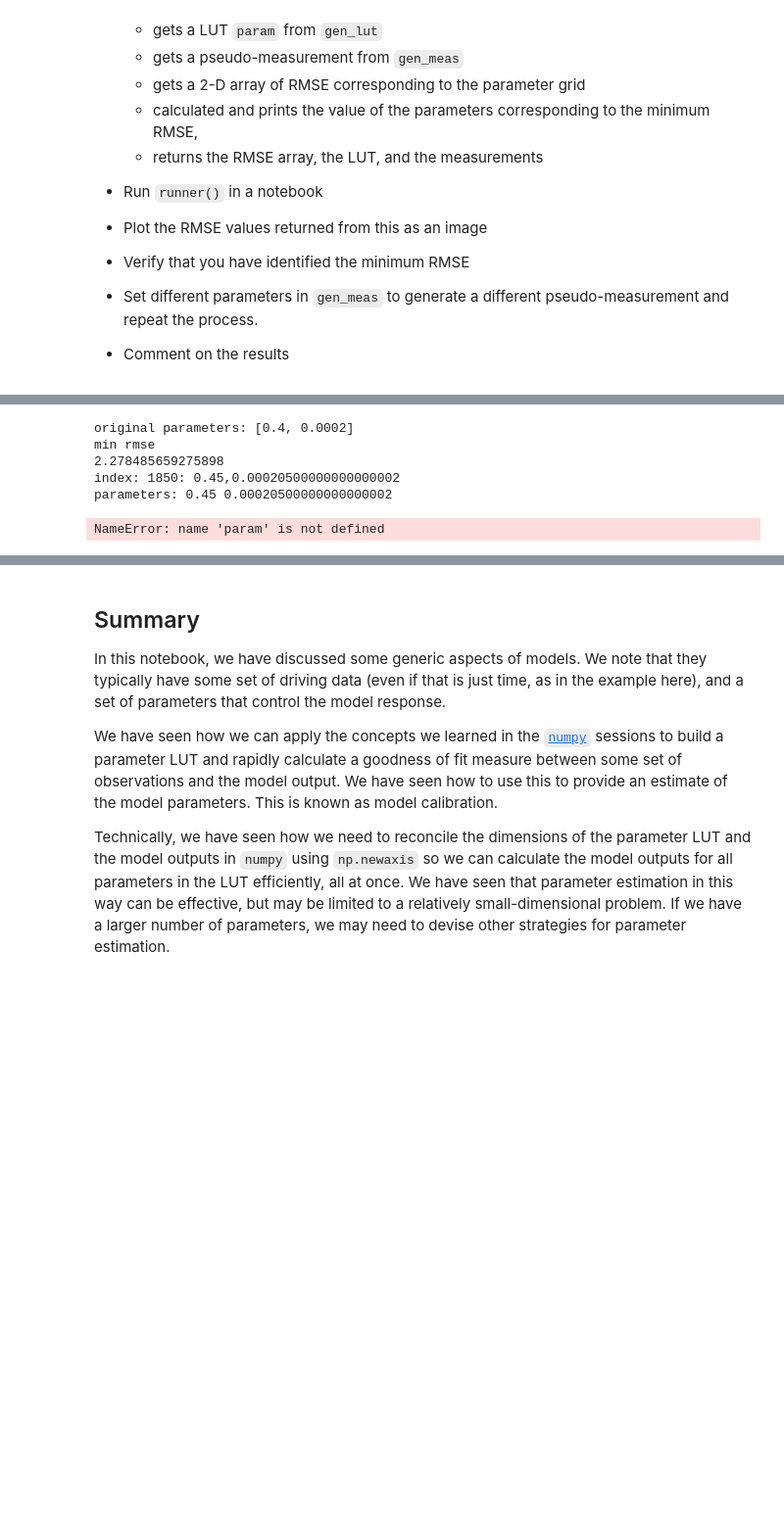
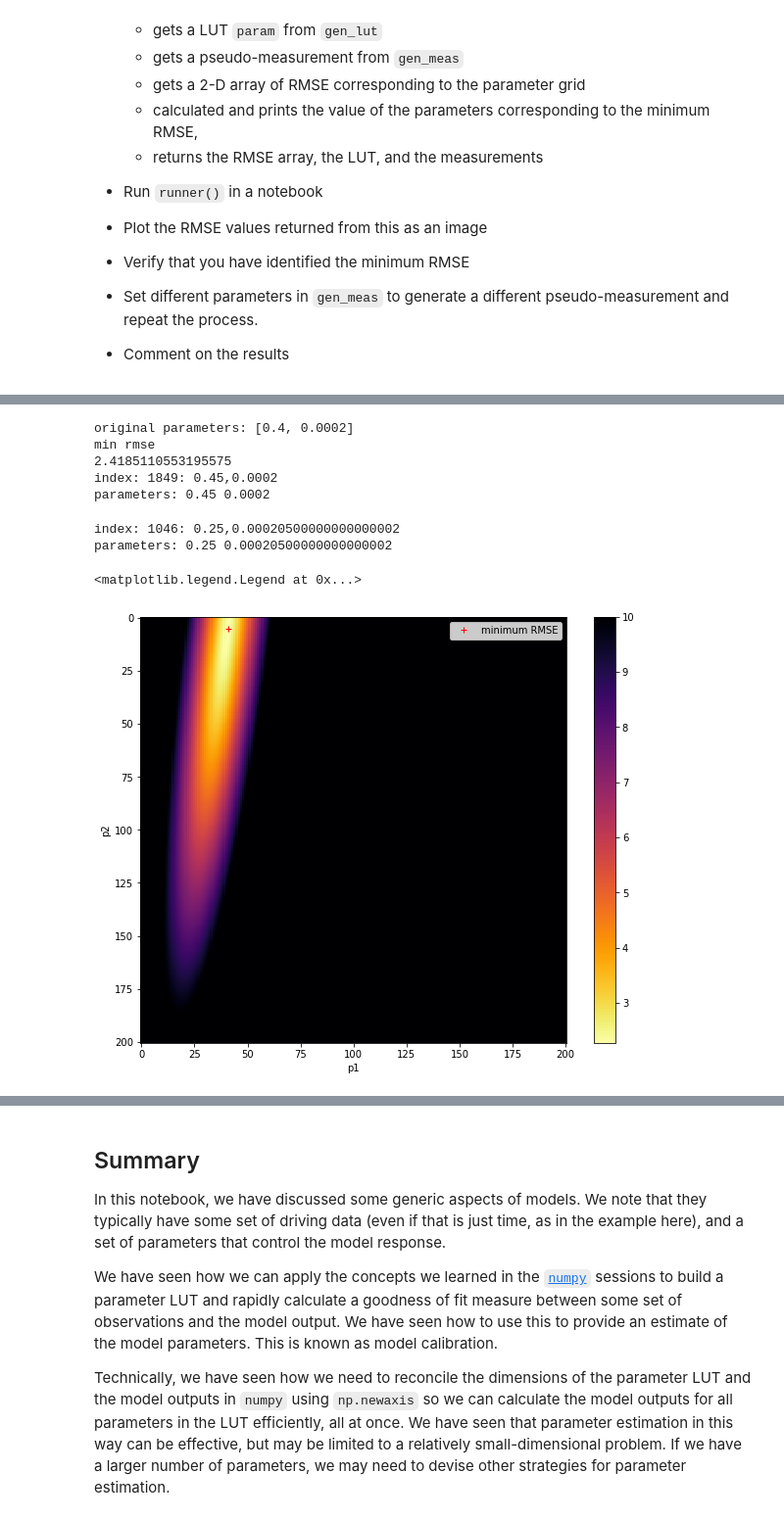
Before and after one commit to UCL-EO/geog0111, a Jupyter notebook: notebooks/050_Models.ipynb, the cells around one changed output, grey strips where cells are left out. Shown at 98% size. Drawn from its saved outputs; the diff is of its cells as text; code cells hidden in the pictures; blank space fills up the shorter version.

```diff
--- a/notebooks/050_Models.ipynb
+++ b/notebooks/050_Models.ipynb
@@ -539,45 +537,48 @@ import numpy as np
 # Run runner() in a notebook
 from geog0111.lut_RMSE import runner, model, gen_lut
 RMSE,tdriver,(measure,measure_weight,tmdriver) = runner()
-gridp0,gridp1 = gen_lut()
 # %% [output]
 original parameters: [0.4, 0.0002]
 min rmse
-2.278485659275898
-index: 1850: 0.45,0.00020500000000000002
-parameters: 0.45 0.00020500000000000002
+2.4185110553195575
+index: 1849: 0.45,0.0002
+parameters: 0.45 0.0002
-# %%
-# confirm
-# use argmin to find min, but need to flatten/reshape arrays first
-_rmse = RMSE.reshape(np.prod(RMSE.shape))
-_p0 = param[0].reshape(np.prod(param[0].shape))
-_p1 = param[1].reshape(np.prod(param[1].shape))
-
-imin = np.argmin(_rmse)
-
-print(f'index: {imin}: {_p0[imin]},{_p1[imin]}')
-ixi,iyi = np.indices(param[0].shape)
-# flatten
-_ix = ixi.reshape(np.prod(ixi.shape))
-_iy = iyi.reshape(np.prod(iyi.shape))
-ix,iy = _ix[imin],_iy[imin]
-p = np.array([_p0[imin],_p1[imin]])
-print(f'parameters: {p[0]} {p[1]}')
-# %% [output]
-NameError: name 'param' is not defined
+# %%
+# confirm: same as in runner?
+# use argmin to find min, but need to flatten/reshape arrays first
+p0,p1 = gen_lut()
+p0_ = np.ravel(p0)
+p1_ = np.ravel(p1)
+# min over time axis
+imin = np.argmin(RMSE,axis=0)
+
+print(f'index: {imin}: {p0_[imin]},{p1_[imin]}')
+# back to 2D
+ip0min,ip1min = np.unravel_index(imin,p0.shape)
+p0min = p0[ip0min,ip1min]
+p1min = p1[ip0min,ip1min]
+
+p = np.array([p0min,p1min])
+print(f'parameters: {p[0]} {p[1]}')
+# %% [output]
+index: 1046: 0.25,0.00020500000000000002
+parameters: 0.25 0.00020500000000000002
 # %%
 import matplotlib.pyplot as plt
-# Plot the RMSE values returned from this as an image
+# Plot the reshaped RMSE values returned from this as an image
 
 # plot it
 fig, axs = plt.subplots(1,1,figsize=(10,8))
-im = axs.imshow(RMSE,interpolation="nearest",\
+im = axs.imshow(RMSE.reshape(p0.shape),interpolation="nearest",\
                 vmax=10,cmap=plt.cm.inferno_r)
 fig.colorbar(im, ax=axs)
 axs.set_xlabel('p1')
 axs.set_ylabel('p2')
-plt.plot([iy],[ix],'r+',label="minimum RMSE")
+plt.plot([ip1min],[ip0min],'r+',label="minimum RMSE")
 axs.legend(loc='best')
+# %% [output]
+<matplotlib.legend.Legend at 0x...>
+[figure, added]
 # %%
 import numpy as np
 from geog0111.lut_RMSE import gen_meas,model,lut_RMSE
```
Also changed, not shown: parts of 31 cells of this notebook, 2 other files.
